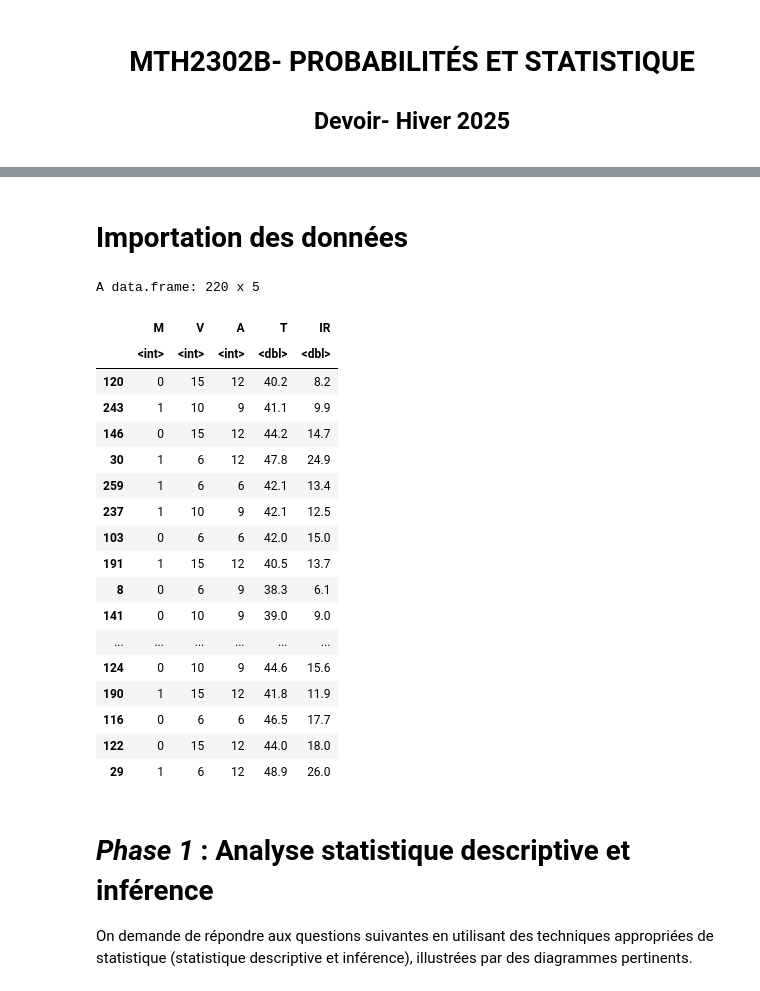
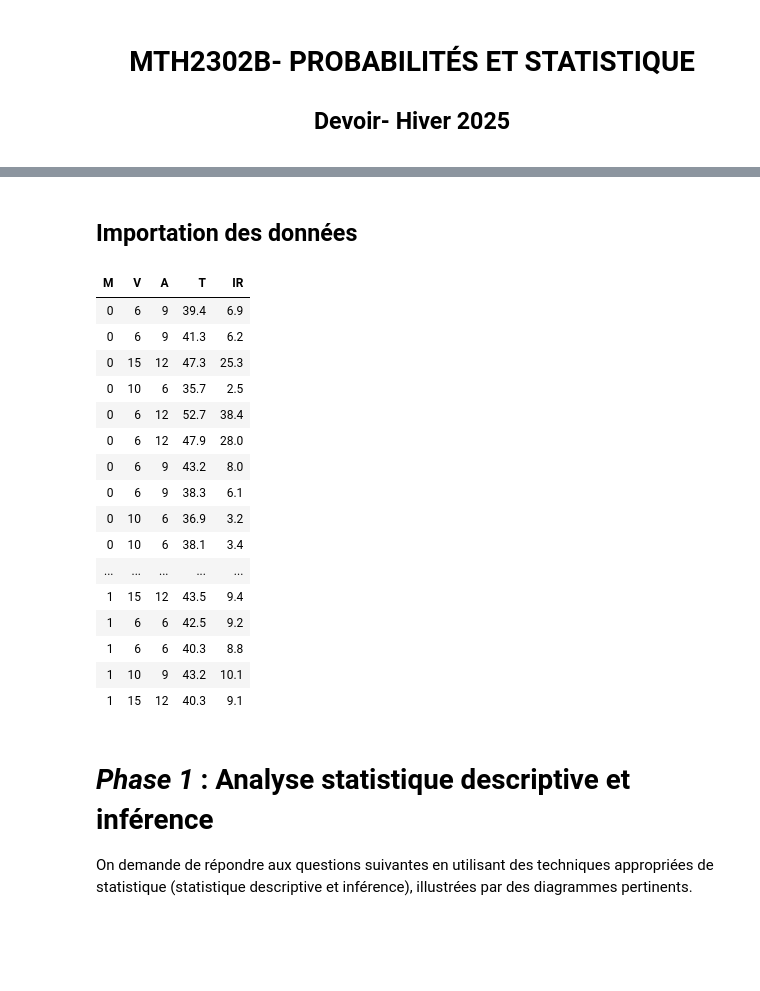
Before and after one commit to yaaks7/DEVOIR-MTH2302, a Jupyter notebook: devoir.ipynb, the cells around one changed output, grey strips where cells are left out. Cells and saved outputs as stored; diff of their text form; code cells hidden in the pictures; blank space fills up the shorter version.

```diff
--- a/devoir.ipynb
+++ b/devoir.ipynb
@@ -18,32 +18,29 @@ La coque ainsi que les ailes d’un avion sont constituées de différents panne
 
 Le but est d’analyser les résultats issus de cette expérience afin d’évaluer : l’effet de chacun des facteurs sur la qualité des trous obtenus et en retenir les plus influents; la façon par laquelle ces facteurs interagissent et quelle combinaison des valeurs de facteurs donne lieu à un procédé de perçage de qualité optimale.
 # %% [markdown]
-# Importation des données
+## Importation des données
 # %%
-source("data/charger.R")
-data <- charger(2068931)
+data <- read.csv("data/DevoirB_H25.csv", header = TRUE, sep = ";", dec = ",")
 colnames(data)[1] <- "M"
 data
 # %% [output]
-A data.frame: 220 x 5
-|  | M | V | A | T | IR |
-|  | <int> | <int> | <int> | <dbl> | <dbl> |
-| 120 | 0 | 15 | 12 | 40.2 | 8.2 |
-| 243 | 1 | 10 | 9 | 41.1 | 9.9 |
-| 146 | 0 | 15 | 12 | 44.2 | 14.7 |
-| 30 | 1 | 6 | 12 | 47.8 | 24.9 |
-| 259 | 1 | 6 | 6 | 42.1 | 13.4 |
-| 237 | 1 | 10 | 9 | 42.1 | 12.5 |
-| 103 | 0 | 6 | 6 | 42.0 | 15.0 |
-| 191 | 1 | 15 | 12 | 40.5 | 13.7 |
-| 8 | 0 | 6 | 9 | 38.3 | 6.1 |
-| 141 | 0 | 10 | 9 | 39.0 | 9.0 |
-| ... | ... | ... | ... | ... | ... |
-| 124 | 0 | 10 | 9 | 44.6 | 15.6 |
-| 190 | 1 | 15 | 12 | 41.8 | 11.9 |
-| 116 | 0 | 6 | 6 | 46.5 | 17.7 |
-| 122 | 0 | 15 | 12 | 44.0 | 18.0 |
-| 29 | 1 | 6 | 12 | 48.9 | 26.0 |
+| M | V | A | T | IR |
+| 0 | 6 | 9 | 39.4 | 6.9 |
+| 0 | 6 | 9 | 41.3 | 6.2 |
+| 0 | 15 | 12 | 47.3 | 25.3 |
+| 0 | 10 | 6 | 35.7 | 2.5 |
+| 0 | 6 | 12 | 52.7 | 38.4 |
+| 0 | 6 | 12 | 47.9 | 28.0 |
+| 0 | 6 | 9 | 43.2 | 8.0 |
+| 0 | 6 | 9 | 38.3 | 6.1 |
+| 0 | 10 | 6 | 36.9 | 3.2 |
+| 0 | 10 | 6 | 38.1 | 3.4 |
+| ... | ... | ... | ... | ... |
+| 1 | 15 | 12 | 43.5 | 9.4 |
+| 1 | 6 | 6 | 42.5 | 9.2 |
+| 1 | 6 | 6 | 40.3 | 8.8 |
+| 1 | 10 | 9 | 43.2 | 10.1 |
+| 1 | 15 | 12 | 40.3 | 9.1 |
 # %% [markdown]
 # *Phase 1* : Analyse statistique descriptive et inférence
 On demande de répondre aux questions suivantes en utilisant des techniques appropriées de statistique (statistique descriptive et inférence), illustrées par des diagrammes pertinents.
```
Also changed, not shown: parts of 47 cells of this notebook.
